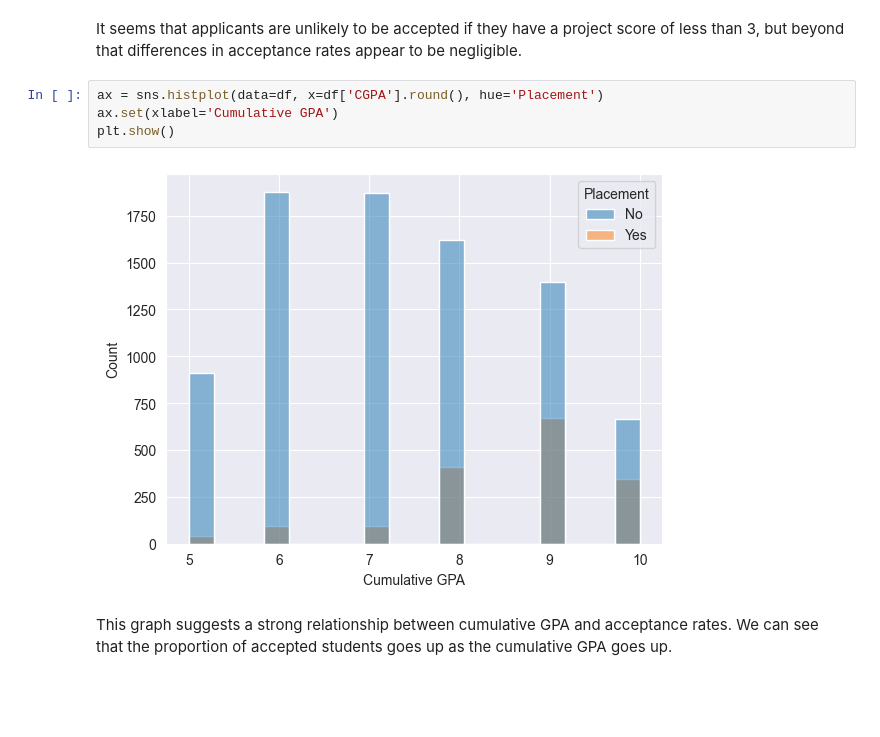
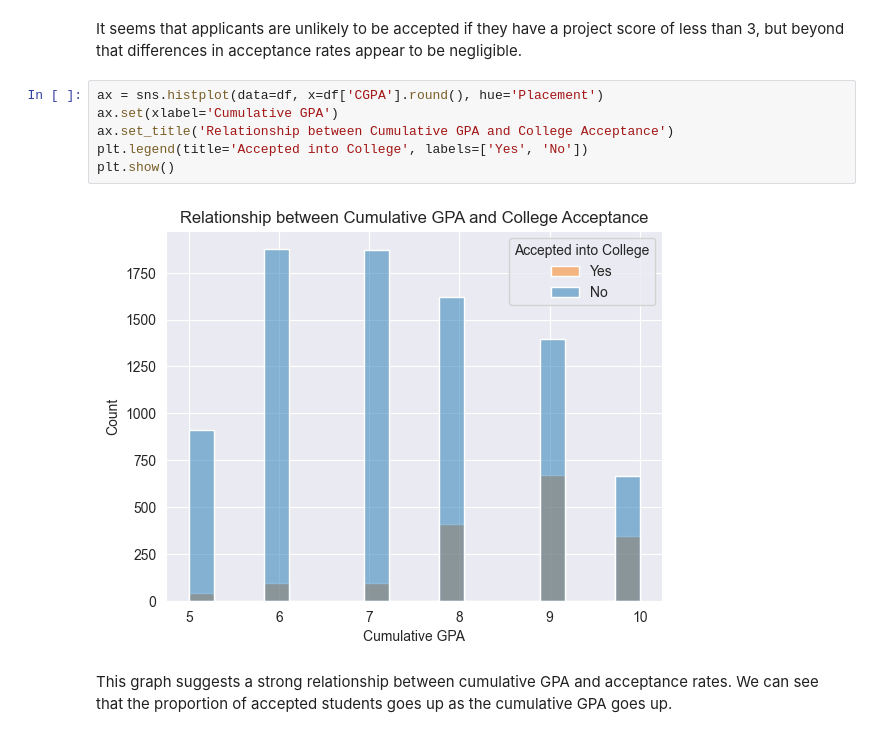
Before and after one commit to ProbatusVir/Data_Visualization_And_Modeling, a Jupyter notebook: Lab/4.5 Exploratory Data Analysis.ipynb, the cells around one changed output. Saved outputs shown, nothing was run; the diff lists cells and outputs as text; blank space fills up the shorter version.

```diff
--- a/Lab/4.5 Exploratory Data Analysis.ipynb
+++ b/Lab/4.5 Exploratory Data Analysis.ipynb
@@ -102,9 +110,11 @@ It seems that applicants are unlikely to be accepted if they have a project scor
 # %%
 ax = sns.histplot(data=df, x=df['CGPA'].round(), hue='Placement')
 ax.set(xlabel='Cumulative GPA')
+ax.set_title('Relationship between Cumulative GPA and College Acceptance')
+plt.legend(title='Accepted into College', labels=['Yes', 'No'])
 plt.show()
 # %% [output]
-[figure, old version]
+[figure, new version]
 # %% [markdown]
 This graph suggests a strong relationship between cumulative GPA and acceptance rates. We can see that the proportion of accepted students goes up as the cumulative GPA goes up.
 # %%
```
Also changed, not shown: parts of 9 cells of this notebook.
